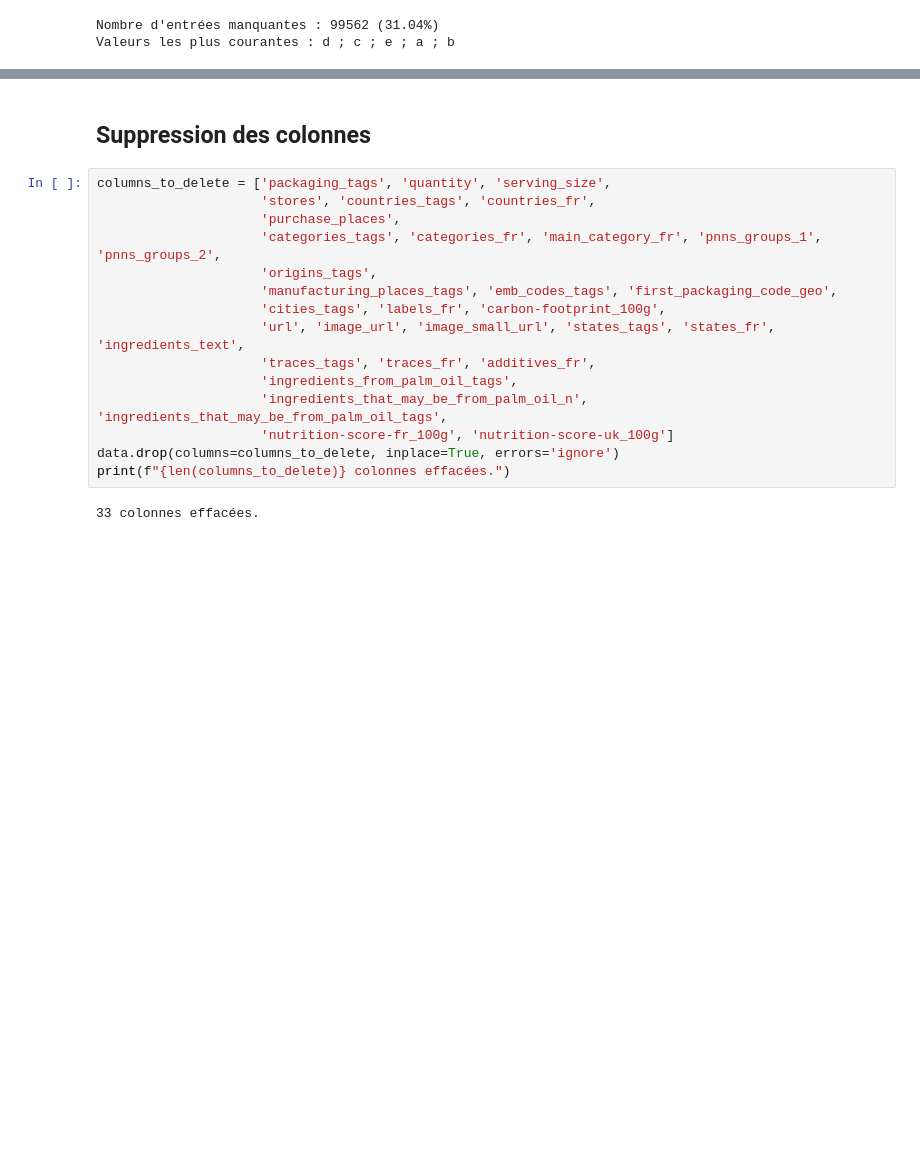
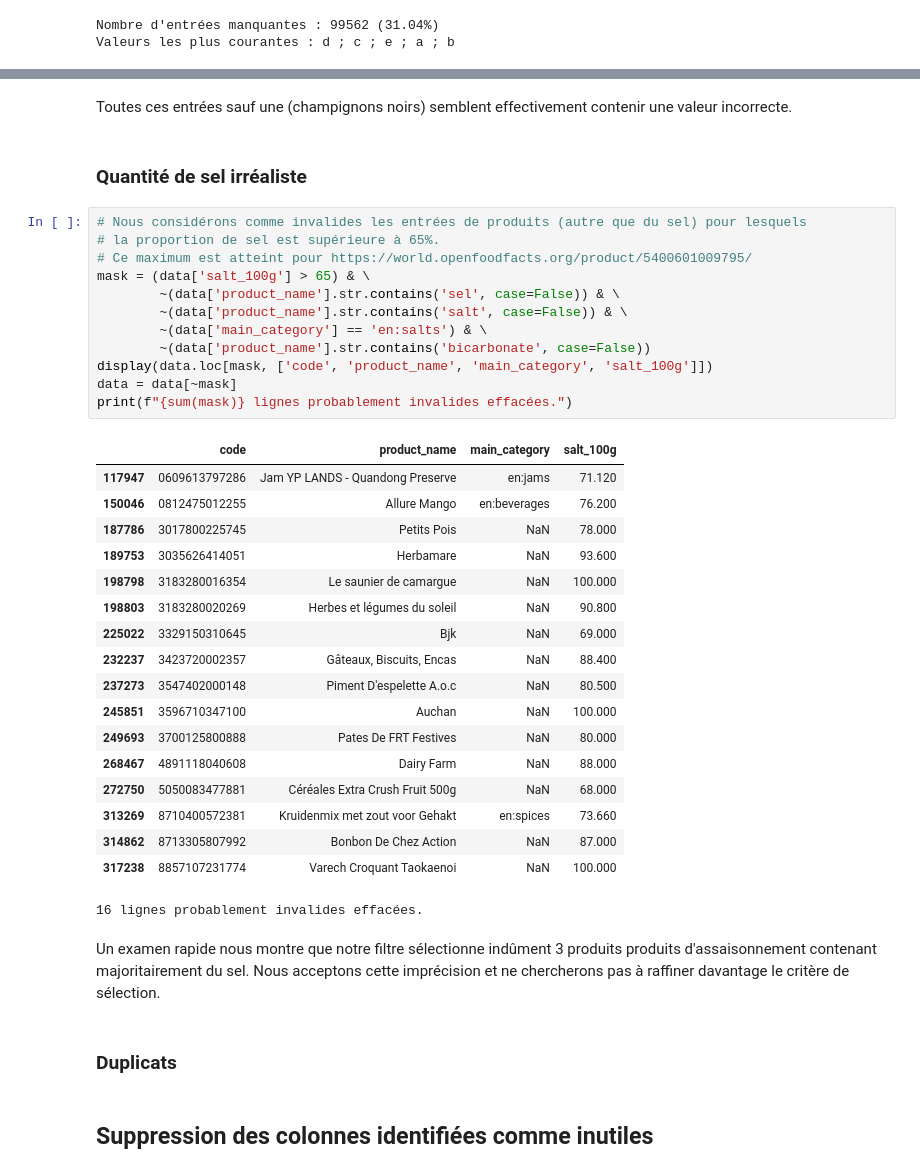
Before and after one commit to RegisC/JupyterNotebooks, a Jupyter notebook: Parcours Data Scientist/Projet2-Nettoyage.ipynb, the cells around one changed output, grey strips where cells are left out. Drawn from its saved outputs; the diff is of its cells as text; blank space fills up the shorter version.

```diff
--- a/Parcours Data Scientist/Projet2-Nettoyage.ipynb
+++ b/Parcours Data Scientist/Projet2-Nettoyage.ipynb
@@ -440,19 +602,41 @@ D'après la documentation sur la page https://fr.openfoodfacts.org/nutriscore, l
+# %% [markdown]
+Toutes ces entrées sauf une (champignons noirs) semblent effectivement contenir une valeur incorrecte.
+# %% [markdown]
+### Quantité de sel irréaliste
+# %%
+# Nous considérons comme invalides les entrées de produits (autre que du sel) pour lesquels
+# la proportion de sel est supérieure à 65%.
+# Ce maximum est atteint pour https://world.openfoodfacts.org/product/5400601009795/
+mask = (data['salt_100g'] > 65) & \
+        ~(data['product_name'].str.contains('sel', case=False)) & \
+        ~(data['product_name'].str.contains('salt', case=False)) & \
+        ~(data['main_category'] == 'en:salts') & \
+        ~(data['product_name'].str.contains('bicarbonate', case=False))
+display(data.loc[mask, ['code', 'product_name', 'main_category', 'salt_100g']])
+data = data[~mask]
+print(f"{sum(mask)} lignes probablement invalides effacées.")
+# %% [output]
+|  | code | product_name | main_category | salt_100g |
+| 117947 | 0609613797286 | Jam YP LANDS - Quandong Preserve | en:jams | 71.120 |
+| 150046 | 0812475012255 | Allure Mango | en:beverages | 76.200 |
+| 187786 | 3017800225745 | Petits Pois | NaN | 78.000 |
+| 189753 | 3035626414051 | Herbamare | NaN | 93.600 |
+| 198798 | 3183280016354 | Le saunier de camargue | NaN | 100.000 |
+| 198803 | 3183280020269 | Herbes et légumes du soleil | NaN | 90.800 |
+| 225022 | 3329150310645 | Bjk | NaN | 69.000 |
+| 232237 | 3423720002357 | Gâteaux, Biscuits, Encas | NaN | 88.400 |
+| 237273 | 3547402000148 | Piment D'espelette A.o.c | NaN | 80.500 |
+| 245851 | 3596710347100 | Auchan | NaN | 100.000 |
+| 249693 | 3700125800888 | Pates De FRT Festives | NaN | 80.000 |
+| 268467 | 4891118040608 | Dairy Farm | NaN | 88.000 |
+| 272750 | 5050083477881 | Céréales Extra Crush Fruit 500g | NaN | 68.000 |
+| 313269 | 8710400572381 | Kruidenmix met zout voor Gehakt | en:spices | 73.660 |
+| 314862 | 8713305807992 | Bonbon De Chez Action | NaN | 87.000 |
+| 317238 | 8857107231774 | Varech Croquant Taokaenoi | NaN | 100.000 |
+16 lignes probablement invalides effacées.
+# %% [markdown]
+Un examen rapide nous montre que notre filtre sélectionne indûment 3 produits produits d'assaisonnement contenant majoritairement du sel. Nous acceptons cette imprécision et ne chercherons pas à raffiner davantage le critère de sélection.
+# %% [markdown]
+### Duplicats
 # %% [markdown]
-## Suppression des colonnes
+## Suppression des colonnes identifiées comme inutiles
-# %%
-columns_to_delete = ['packaging_tags', 'quantity', 'serving_size',
-                     'stores', 'countries_tags', 'countries_fr',
-                     'purchase_places',
-                     'categories_tags', 'categories_fr', 'main_category_fr', 'pnns_groups_1', 'pnns_groups_2',
-                     'origins_tags',
-                     'manufacturing_places_tags', 'emb_codes_tags', 'first_packaging_code_geo',
-                     'cities_tags', 'labels_fr', 'carbon-footprint_100g',
-                     'url', 'image_url', 'image_small_url', 'states_tags', 'states_fr', 'ingredients_text',
-                     'traces_tags', 'traces_fr', 'additives_fr',
-                     'ingredients_from_palm_oil_tags',
-                     'ingredients_that_may_be_from_palm_oil_n', 'ingredients_that_may_be_from_palm_oil_tags',
-                     'nutrition-score-fr_100g', 'nutrition-score-uk_100g']
-data.drop(columns=columns_to_delete, inplace=True, errors='ignore')
-print(f"{len(columns_to_delete)} colonnes effacées.")
-# %% [output]
-33 colonnes effacées.
```
Also changed, not shown: parts of 60 cells of this notebook.
